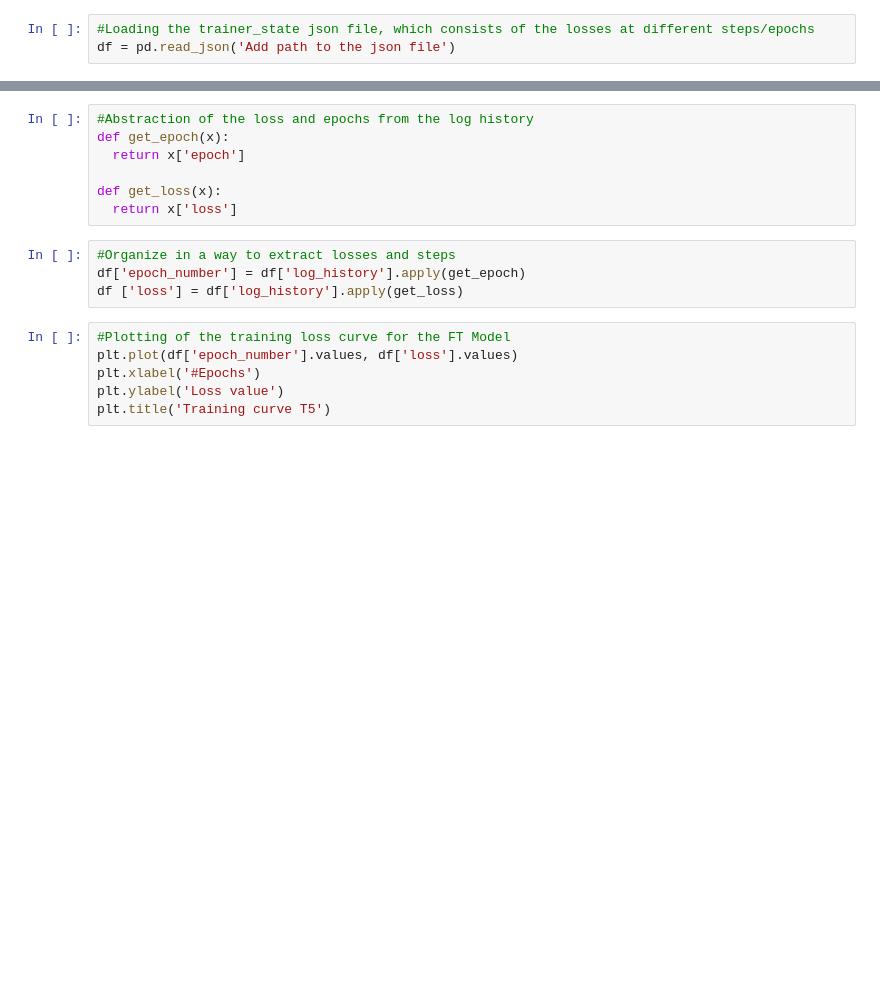
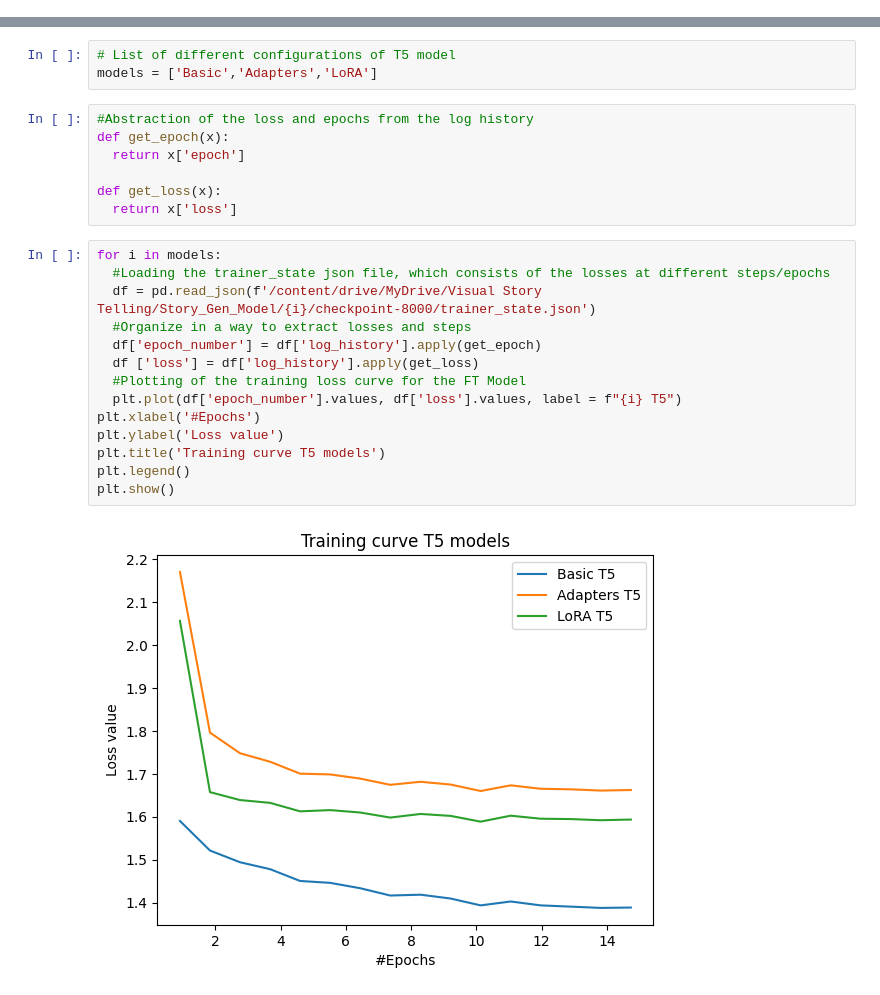
Before and after one commit to Anshumaan-Chauhan02/VST, a Jupyter notebook: Story_Generation_T5.ipynb, the cells around one changed output, grey strips where cells are left out. Cells and saved outputs as stored; diff of their text form; blank space fills up the shorter version.

```diff
--- a/Story_Generation_T5.ipynb
+++ b/Story_Generation_T5.ipynb
@@ -404,6 +375,3 @@ print(results)
 # %%
 import matplotlib.pyplot as plt
 %matplotlib inline
-# %%
-#Loading the trainer_state json file, which consists of the losses at different steps/epochs
-df = pd.read_json('Add path to the json file')
@@ -410,3 +380,6 @@ df = pd.read_json('Add path to the json file')
+# %%
+# List of different configurations of T5 model
+models = ['Basic','Adapters','LoRA']
 # %%
 #Abstraction of the loss and epochs from the log history
 def get_epoch(x):
@@ -414,13 +387,19 @@ def get_epoch(x):
 
 def get_loss(x):
   return x['loss']
-# %%
-#Organize in a way to extract losses and steps
-df['epoch_number'] = df['log_history'].apply(get_epoch)
-df ['loss'] = df['log_history'].apply(get_loss)
 # %%
-#Plotting of the training loss curve for the FT Model
-plt.plot(df['epoch_number'].values, df['loss'].values)
+for i in models:
+  #Loading the trainer_state json file, which consists of the losses at different steps/epochs
+  df = pd.read_json(f'/content/drive/MyDrive/Visual Story Telling/Story_Gen_Model/{i}/checkpoint-8000/trainer_state.json')
+  #Organize in a way to extract losses and steps
+  df['epoch_number'] = df['log_history'].apply(get_epoch)
+  df ['loss'] = df['log_history'].apply(get_loss)
+  #Plotting of the training loss curve for the FT Model
+  plt.plot(df['epoch_number'].values, df['loss'].values, label = f"{i} T5")
 plt.xlabel('#Epochs')
 plt.ylabel('Loss value')
-plt.title('Training curve T5')
+plt.title('Training curve T5 models')
+plt.legend()
+plt.show()
+# %% [output]
+[figure, added]
```
Also changed, not shown: parts of 10 cells of this notebook.
